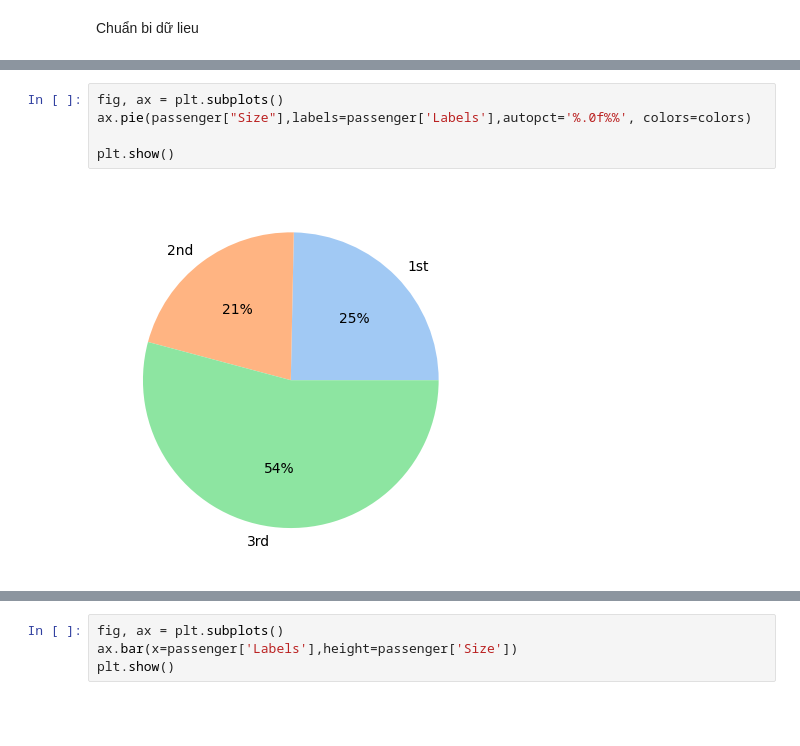
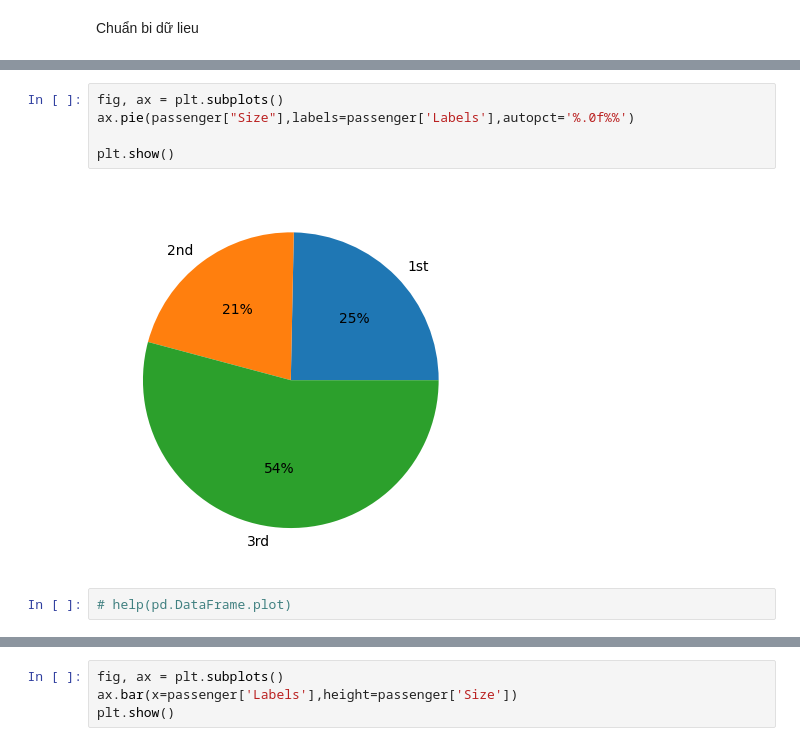
Before and after one commit to tonypham90/TKUD_KHTN, a Jupyter notebook: BT/BT2/Baitap2.ipynb, the cells around one changed output, grey strips where cells are left out. Drawn from its saved outputs; the diff is of its cells as text; blank space fills up the shorter version.

```diff
--- a/BT/BT2/Baitap2.ipynb
+++ b/BT/BT2/Baitap2.ipynb
@@ -146,8 +147,10 @@ passenger
 | 2 | 3rd | 709 | 0.541635 |
 # %%
 fig, ax = plt.subplots()
-ax.pie(passenger["Size"],labels=passenger['Labels'],autopct='%.0f%%', colors=colors)
+ax.pie(passenger["Size"],labels=passenger['Labels'],autopct='%.0f%%')
 
 plt.show()
 # %% [output]
-[figure, old version]
+[figure, new version]
+# %%
+# help(pd.DataFrame.plot)
```
Also changed, not shown: parts of 41 cells of this notebook, 4 other files.
